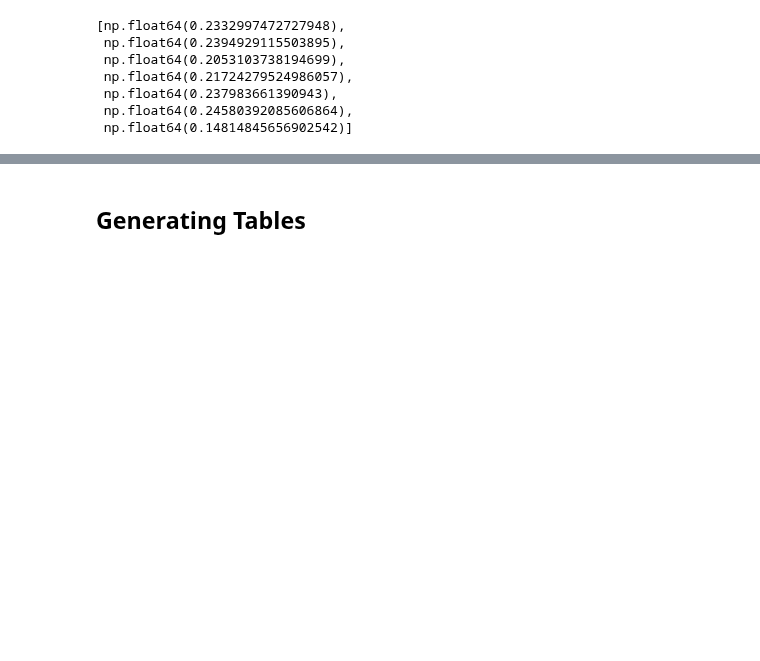
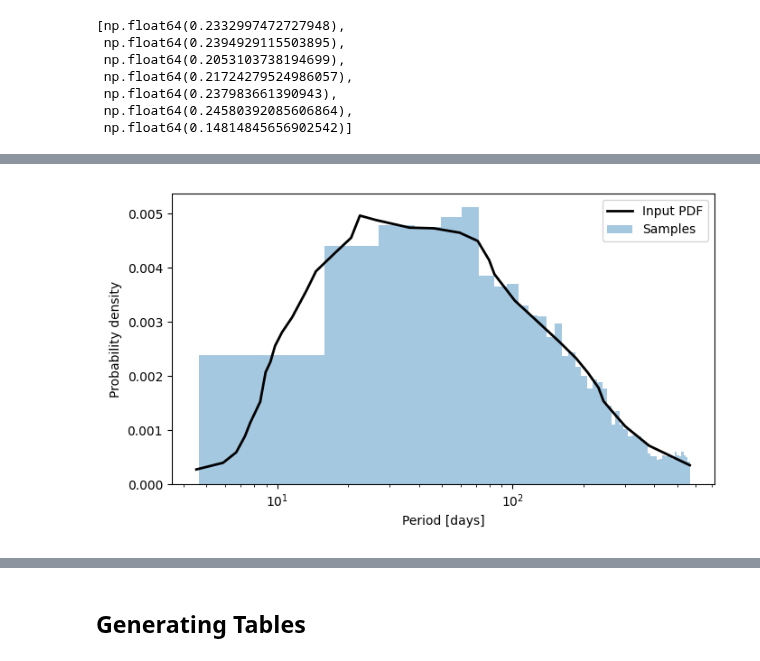
Before and after one commit to hoasaf3/sne_periodicity_search, a Jupyter notebook: periodicity_search.ipynb, the cells around one changed output, grey strips where cells are left out. Cells and saved outputs as stored; diff of their text form; code cells hidden in the pictures; blank space fills up the shorter version.

```diff
--- a/periodicity_search.ipynb
+++ b/periodicity_search.ipynb
@@ -1849,0 +2431,58 @@ grouped_results["poly3"]["2022jli"]
+# %%
+import numpy as np
+import pandas as pd
+import matplotlib.pyplot as plt
+from scipy.interpolate import interp1d
+
+period_dist = pd.read_csv("tables/period_dist.csv")
+
+x = period_dist["x"].to_numpy(dtype=float)   # period
+y = period_dist["y"].to_numpy(dtype=float)   # occurrence [%] or relative weight
+
+# Sort just in case the CSV is not ordered
+order = np.argsort(x)
+x = x[order]
+y = y[order]
+
+# Ensure non-negative weights
+y = np.clip(y, 0, None)
+
+# Normalize area under the curve to 1
+area = np.trapezoid(y, x)
+pdf = y / area
+
+# # Build CDF by cumulative trapezoidal integration
+dx = np.diff(x)
+cdf = np.zeros_like(x)
+cdf[1:] = np.cumsum(0.5 * (pdf[1:] + pdf[:-1]) * dx)
+cdf = cdf / cdf[-1]
+
+# Inverse-CDF sampler
+inverse_cdf = interp1d(
+    cdf,
+    x,
+    bounds_error=False,
+    fill_value=(x[0], x[-1]),
+)
+
+def sample_periods(n, rng=None):
+    if rng is None:
+        rng = np.random.default_rng()
+    u = rng.uniform(0, 1, size=n)
+    return inverse_cdf(u)
+
+# Example
+rng = np.random.default_rng(12345)
+period_samples = sample_periods(10000, rng=rng)
+
+plt.figure(figsize=(7, 4))
+plt.semilogx(x, pdf, color="black", lw=2, label="Input PDF")
+plt.hist(period_samples, bins=50, density=True, alpha=0.4, label="Samples")
+
+plt.xlabel("Period [days]")
+plt.ylabel("Probability density")
+plt.legend()
+plt.tight_layout()
+plt.show()
+# %% [output]
+[figure, added]
```
Also changed, not shown: parts of 37 cells of this notebook, 6 other files.
